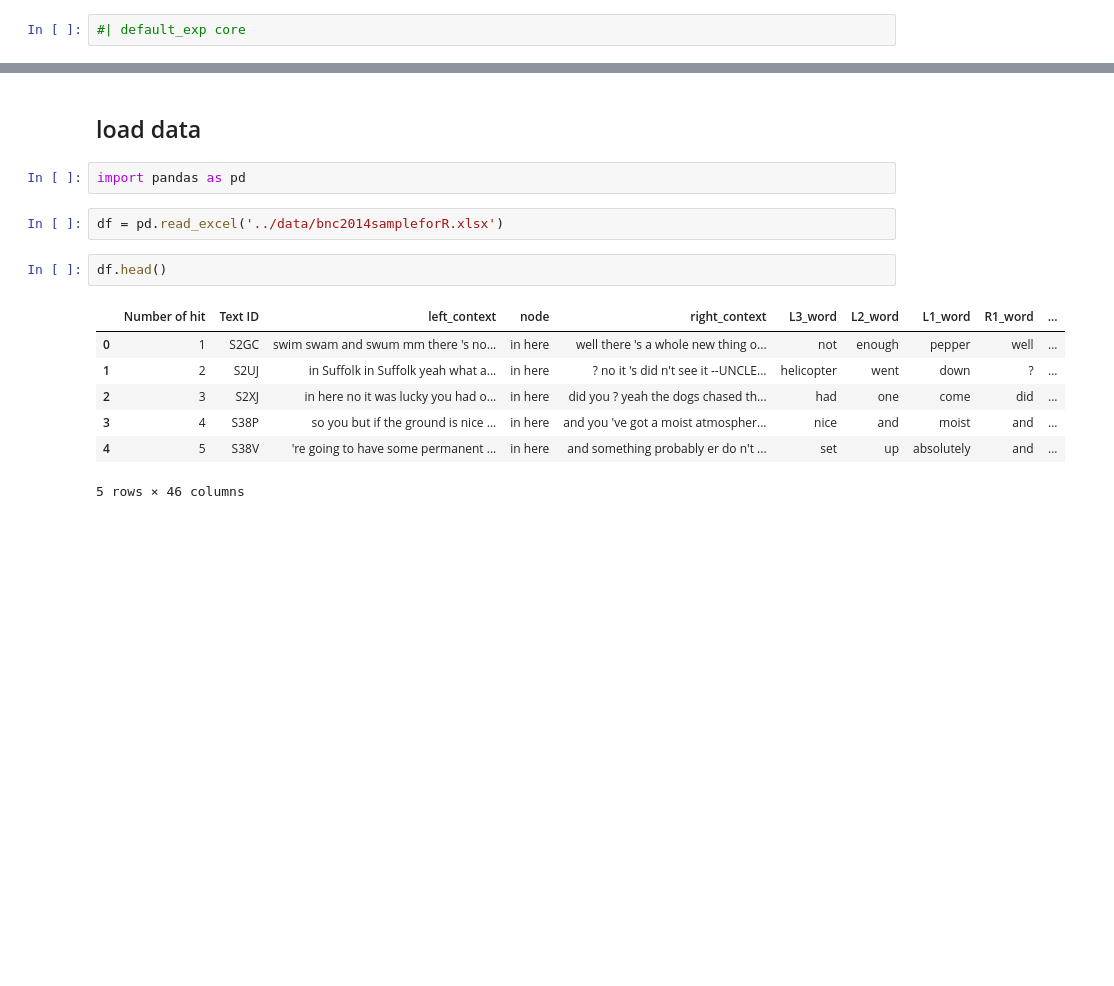
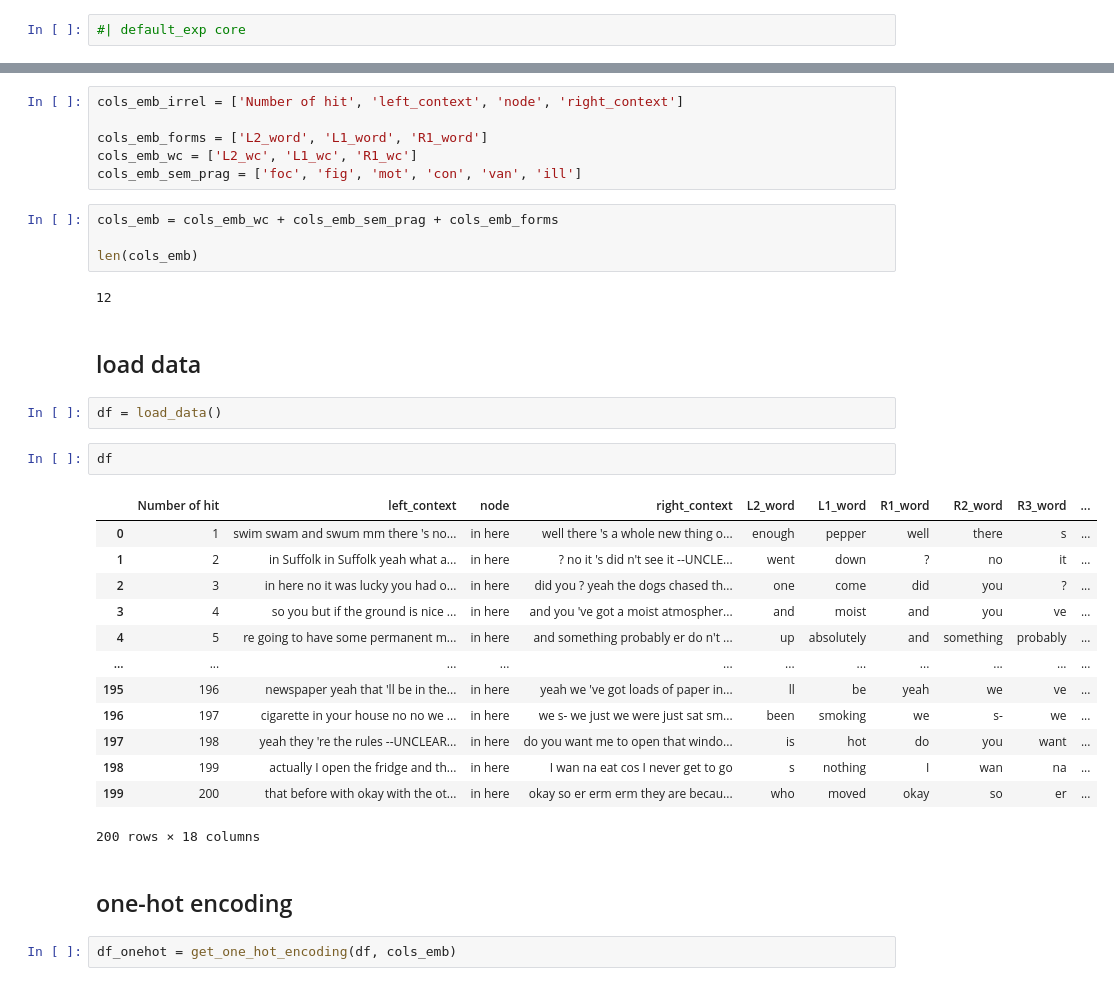
Before and after one commit to wuqui/inhere, a Jupyter notebook: nbs/00_core.ipynb, the cells around one changed output, grey strips where cells are left out. Drawn from its saved outputs; the diff is of its cells as text; blank space fills up the shorter version.

```diff
--- a/nbs/00_core.ipynb
+++ b/nbs/00_core.ipynb
@@ -7,16 +21,36 @@
+# %%
+cols_emb_irrel = ['Number of hit', 'left_context', 'node', 'right_context']
+
+cols_emb_forms = ['L2_word', 'L1_word', 'R1_word']
+cols_emb_wc = ['L2_wc', 'L1_wc', 'R1_wc']
+cols_emb_sem_prag = ['foc', 'fig', 'mot', 'con', 'van', 'ill']
+# %%
+cols_emb = cols_emb_wc + cols_emb_sem_prag + cols_emb_forms
+
+len(cols_emb)
+# %% [output]
+12
 # %% [markdown]
 ## load data
-# %%
-import pandas as pd
-# %%
-df = pd.read_excel('../data/bnc2014sampleforR.xlsx')
+# %%
+df = load_data()
 # %%
-df.head()
+df
 # %% [output]
-|  | Number of hit | Text ID | left_context | node | right_context | L3_word | L2_word | L1_word | R1_word | ... |
-| 0 | 1 | S2GC | swim swam and swum mm there 's no... | in here | well there 's a whole new thing o... | not | enough | pepper | well | ... |
-| 1 | 2 | S2UJ | in Suffolk in Suffolk yeah what a... | in here | ? no it 's did n't see it --UNCLE... | helicopter | went | down | ? | ... |
-| 2 | 3 | S2XJ | in here no it was lucky you had o... | in here | did you ? yeah the dogs chased th... | had | one | come | did | ... |
-| 3 | 4 | S38P | so you but if the ground is nice ... | in here | and you 've got a moist atmospher... | nice | and | moist | and | ... |
-| 4 | 5 | S38V | 're going to have some permanent ... | in here | and something probably er do n't ... | set | up | absolutely | and | ... |
+|  | Number of hit | left_context | node | right_context | L2_word | L1_word | R1_word | R2_word | R3_word | ... |
+| 0 | 1 | swim swam and swum mm there 's no... | in here | well there 's a whole new thing o... | enough | pepper | well | there | s | ... |
+| 1 | 2 | in Suffolk in Suffolk yeah what a... | in here | ? no it 's did n't see it --UNCLE... | went | down | ? | no | it | ... |
+| 2 | 3 | in here no it was lucky you had o... | in here | did you ? yeah the dogs chased th... | one | come | did | you | ? | ... |
+| 3 | 4 | so you but if the ground is nice ... | in here | and you 've got a moist atmospher... | and | moist | and | you | ve | ... |
+| 4 | 5 | re going to have some permanent m... | in here | and something probably er do n't ... | up | absolutely | and | something | probably | ... |
+| ... | ... | ... | ... | ... | ... | ... | ... | ... | ... | ... |
+| 195 | 196 | newspaper yeah that 'll be in the... | in here | yeah we 've got loads of paper in... | ll | be | yeah | we | ve | ... |
+| 196 | 197 | cigarette in your house no no we ... | in here | we s- we just we were just sat sm... | been | smoking | we | s- | we | ... |
+| 197 | 198 | yeah they 're the rules --UNCLEAR... | in here | do you want me to open that windo... | is | hot | do | you | want | ... |
+| 198 | 199 | actually I open the fridge and th... | in here | I wan na eat cos I never get to go | s | nothing | I | wan | na | ... |
+| 199 | 200 | that before with okay with the ot... | in here | okay so er erm erm they are becau... | who | moved | okay | so | er | ... |
-5 rows × 46 columns
+200 rows × 18 columns
+# %% [markdown]
+## one-hot encoding
+# %%
+df_onehot = get_one_hot_encoding(df, cols_emb)
```
Also changed, not shown: parts of 40 cells of this notebook, 14 other files.
